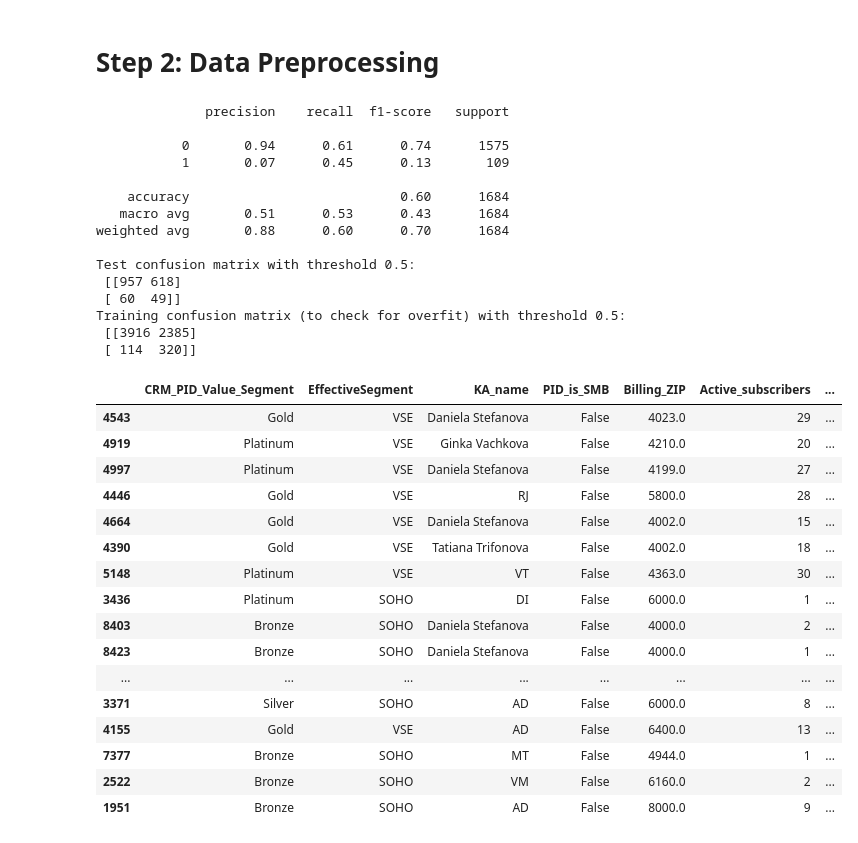
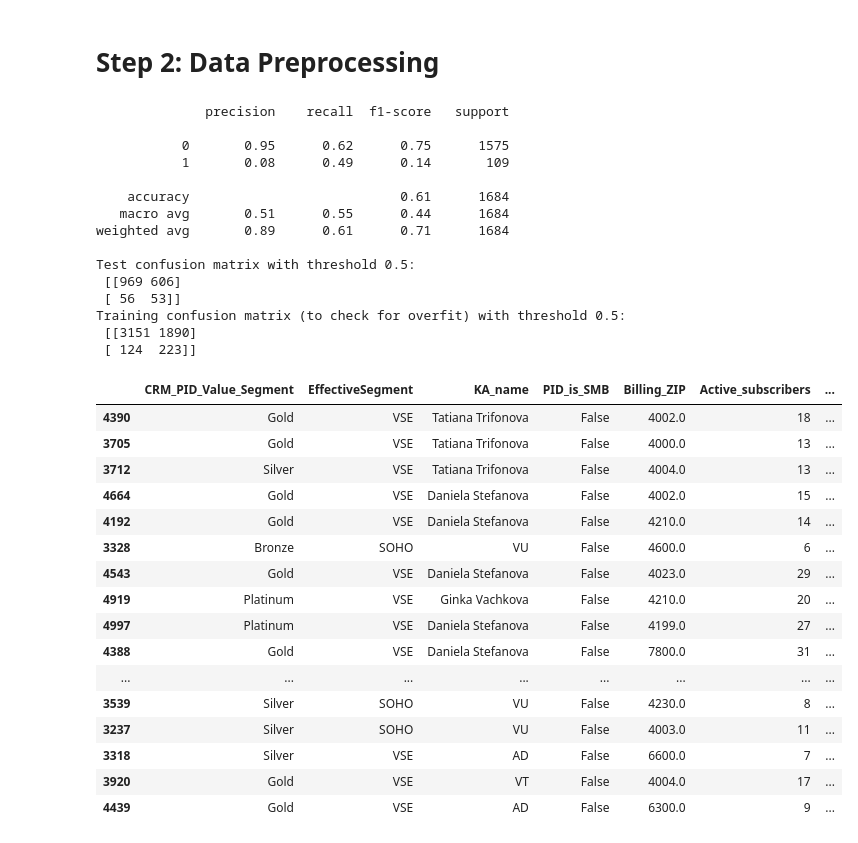
Before and after one commit to eode0004/FIT2082ResProj, a Jupyter notebook: ResProjModel.ipynb, the cells around one changed output. Cells and saved outputs as stored; diff of their text form; code cells hidden in the pictures.

```diff
--- a/ResProjModel.ipynb
+++ b/ResProjModel.ipynb
@@ -151,6 +147,7 @@ X = X[train_features]
 #     ]
 # )
 
+
 # print(f"Column transformer has categorical features {list(set(cat_features) & set(train_features))} and numerical features {list(set(num_features) & set(train_features))}")
 
 
@@ -159,8 +156,16 @@ for col in cat_features:
     X[col] = X[col].astype('category')
 
 # Train/test split
-X_train, X_test, y_train, y_test = train_test_split(X, y, test_size=0.2, random_state=42, stratify=y)
+X_train_full, X_test, y_train_full, y_test = train_test_split(
+    X, y, test_size=0.2, random_state=42, stratify=y
+)
 
+X_train, X_valid, y_train, y_valid = train_test_split(
+    X_train_full, y_train_full,
+    test_size=0.2,
+    random_state=42,
+    stratify=y_train_full
+)
 # Model pipeline
 clf_p = Pipeline([
     # ("preprocessor", c_transformer),
@@ -179,86 +184,88 @@ clf_p = Pipeline([
     ("classifier", xgb.XGBClassifier(
         enable_categorical = True,
         tree_method="hist",
-        n_estimators = 10000,
-        learning_rate = 0.01,
-        max_depth = 6,
-        early_stopping_rounds = 50,
+        n_estimators = 5000,
+        learning_rate = 0.03,
+        max_depth = 3,
+        min_child_weight = 5,
+        subsample = 0.8,
+        colsample_bytree = 0.8,
+        reg_alpha = 0.0,
+        reg_lambda = 5,
         objective = 'binary:logistic',
         eval_metric = 'aucpr',
-        scale_pos_weight = len(df[df["CHURN"] == "No"]) / len(df[df["CHURN"] == "Yes"]),
-        max_delta_step = 1,
-        min_child_weight = 5,
+        scale_pos_weight = (y_train == 0).sum() / (y_train == 1).sum(),
+        early_stopping_rounds = 100,
         random_state = 42
     ))
 ])
 
 
 # Fit model
-clf_p.fit(X_train, y_train, classifier__eval_set = [(X_test, y_test)], classifier__verbose = False)
+clf_p.fit(X_train, y_train, classifier__eval_set = [(X_valid, y_valid)], classifier__verbose = False)
 
 # Predict on test set
 y_pred_p = clf_p.predict_proba(X_test)
 t_df = pd.DataFrame(X_test)
 t_df["Predicted_Churn_Probability"] = y_pred_p[:, 1] # Get probabilities for positive class (CHURN = Yes)
-t_df["Predicted_Churn"] = (t_df["Predicted_Churn_Probability"] >= 0.5).astype(int) # Convert probabilities to binary predictions using threshold of 0.5
+t_df["Predicted_Churn"] = (t_df["Predicted_Churn_Probability"] >= threshold).astype(int) # Convert probabilities to binary predictions using threshold of 0.5
 t_df["Actual_Churn"] = y_test.values # Add actual CHURN values for comparison
 t_df["Prediction_type"] = np.select(
     [
         (t_df["Predicted_Churn"] == 1) & (t_df["Actual_Churn"] == 1),
         (t_df["Predicted_Churn"] == 0) & (t_df["Actual_Churn"] == 0),
         (t_df["Predicted_Churn"] == 1) & (t_df["Actual_Churn"] == 0),
         (t_df["Predicted_Churn"] == 0) & (t_df["Actual_Churn"] == 1)
     ],
     [
         "True Positive",
         "True Negative",
         "False Positive",
         "False Negative"
     ],
     default="Unknown"
 )
 
 # Evaluate model performance
-threshold = 0.5
 y_pred = y_pred_p[:, 1] >= threshold
 print(classification_report(y_test, y_pred))
 print("Test confusion matrix with threshold", (str(threshold) + ":\n"), confusion_matrix(y_test, y_pred))
 print("Training confusion matrix (to check for overfit) with threshold", (str(threshold) + ":\n"),confusion_matrix(y_train, clf_p.predict(X_train)))
 t_df.to_csv("Predicted_Churn_Results.csv", index=False) # Save predictions to CSV for further analysis
 t_df[t_df["Prediction_type"] == "True Positive"].sort_values(by="Predicted_Churn_Probability", ascending=False).head(20) # Sort by predicted probability for easier analysis
 # %% [output]
               precision    recall  f1-score   support
 
-           0       0.94      0.61      0.74      1575
-           1       0.07      0.45      0.13       109
+           0       0.95      0.62      0.75      1575
+           1       0.08      0.49      0.14       109
 
-    accuracy                           0.60      1684
-   macro avg       0.51      0.53      0.43      1684
-weighted avg       0.88      0.60      0.70      1684
+    accuracy                           0.61      1684
+   macro avg       0.51      0.55      0.44      1684
+weighted avg       0.89      0.61      0.71      1684
 
 Test confusion matrix with threshold 0.5:
- [[957 618]
- [ 60  49]]
+ [[969 606]
+ [ 56  53]]
 Training confusion matrix (to check for overfit) with threshold 0.5:
- [[3916 2385]
- [ 114  320]]
+ [[3151 1890]
+ [ 124  223]]
 |  | CRM_PID_Value_Segment | EffectiveSegment | KA_name | PID_is_SMB | Billing_ZIP | Active_subscribers | ... |
+| 4390 | Gold | VSE | Tatiana Trifonova | False | 4002.0 | 18 | ... |
+| 3705 | Gold | VSE | Tatiana Trifonova | False | 4000.0 | 13 | ... |
+| 3712 | Silver | VSE | Tatiana Trifonova | False | 4004.0 | 13 | ... |
+| 4664 | Gold | VSE | Daniela Stefanova | False | 4002.0 | 15 | ... |
+| 4192 | Gold | VSE | Daniela Stefanova | False | 4210.0 | 14 | ... |
+| 3328 | Bronze | SOHO | VU | False | 4600.0 | 6 | ... |
 | 4543 | Gold | VSE | Daniela Stefanova | False | 4023.0 | 29 | ... |
 | 4919 | Platinum | VSE | Ginka Vachkova | False | 4210.0 | 20 | ... |
 | 4997 | Platinum | VSE | Daniela Stefanova | False | 4199.0 | 27 | ... |
-| 4446 | Gold | VSE | RJ | False | 5800.0 | 28 | ... |
-| 4664 | Gold | VSE | Daniela Stefanova | False | 4002.0 | 15 | ... |
-| 4390 | Gold | VSE | Tatiana Trifonova | False | 4002.0 | 18 | ... |
-| 5148 | Platinum | VSE | VT | False | 4363.0 | 30 | ... |
-| 3436 | Platinum | SOHO | DI | False | 6000.0 | 1 | ... |
-| 8403 | Bronze | SOHO | Daniela Stefanova | False | 4000.0 | 2 | ... |
-| 8423 | Bronze | SOHO | Daniela Stefanova | False | 4000.0 | 1 | ... |
+| 4388 | Gold | VSE | Daniela Stefanova | False | 7800.0 | 31 | ... |
 | ... | ... | ... | ... | ... | ... | ... | ... |
-| 3371 | Silver | SOHO | AD | False | 6000.0 | 8 | ... |
-| 4155 | Gold | VSE | AD | False | 6400.0 | 13 | ... |
-| 7377 | Bronze | SOHO | MT | False | 4944.0 | 1 | ... |
-| 2522 | Bronze | SOHO | VM | False | 6160.0 | 2 | ... |
-| 1951 | Bronze | SOHO | AD | False | 8000.0 | 9 | ... |
+| 3539 | Silver | SOHO | VU | False | 4230.0 | 8 | ... |
+| 3237 | Silver | SOHO | VU | False | 4003.0 | 11 | ... |
+| 3318 | Silver | VSE | AD | False | 6600.0 | 7 | ... |
+| 3920 | Gold | VSE | VT | False | 4004.0 | 17 | ... |
+| 4439 | Gold | VSE | AD | False | 6300.0 | 9 | ... |
 # %%
 t_df[t_df["Prediction_type"] == "False Positive"].sort_values(by="Predicted_Churn_Probability", ascending=False).head(20) # Sort by predicted probability for easier analysis
 # %% [output]
```
Also changed, not shown: parts of 4 cells of this notebook, 1 other file.
